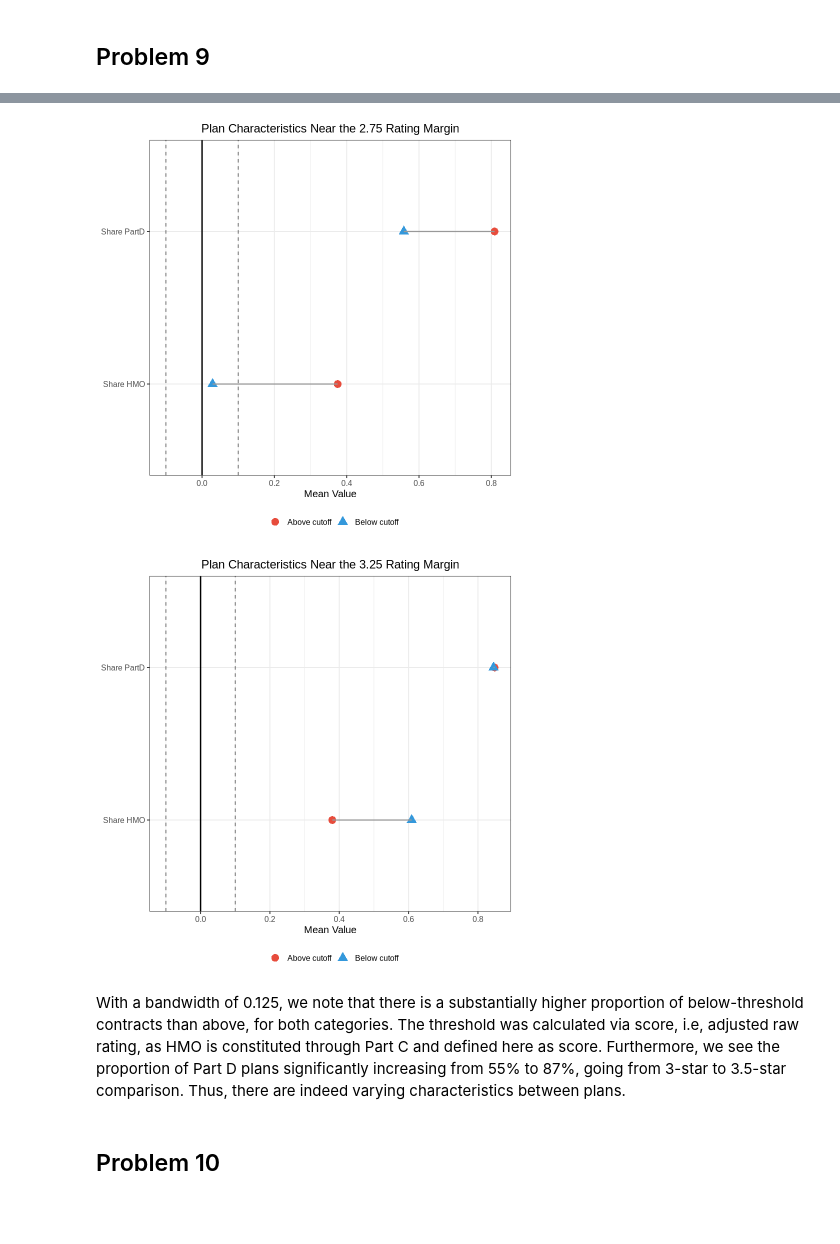
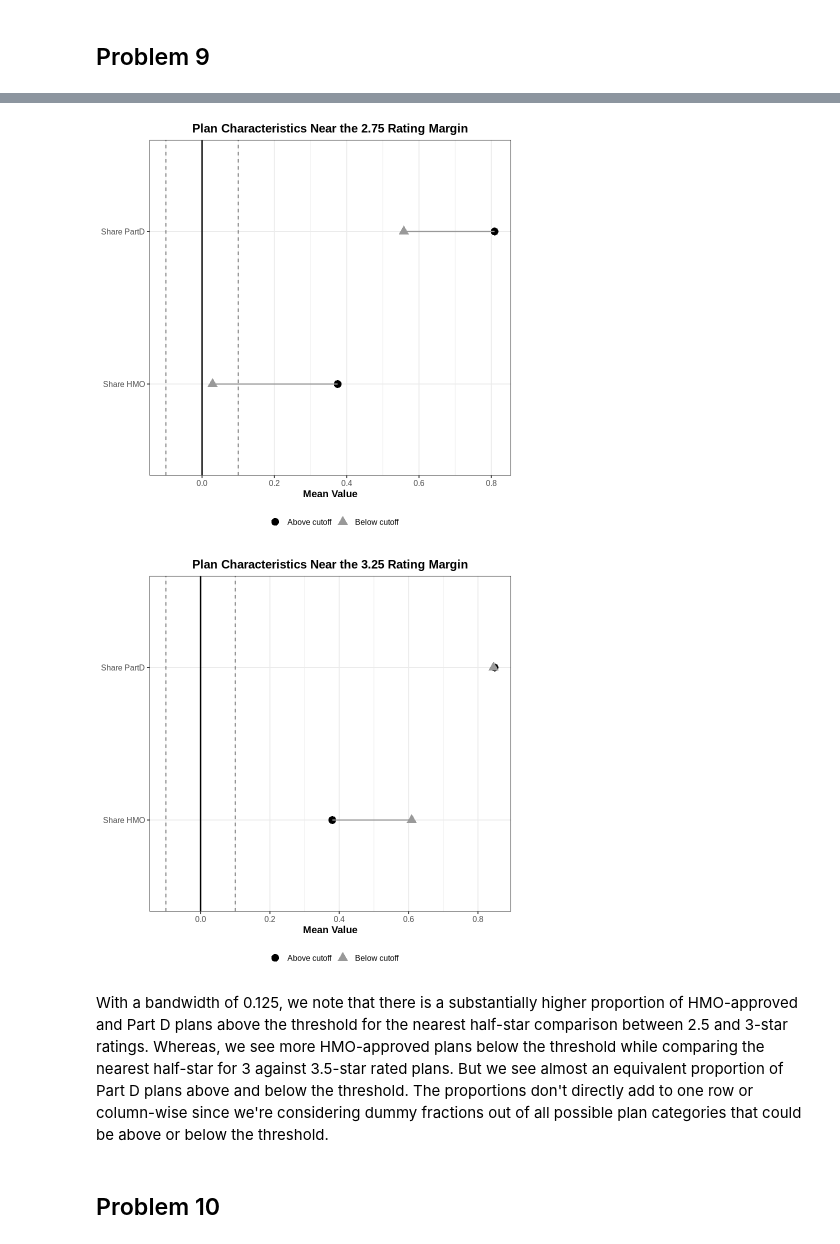
Before and after one commit to sarkarsrijon/hwk3, a Jupyter notebook: submission3/problems.ipynb, the cells around one changed output, grey strips where cells are left out. Drawn from its saved outputs; the diff is of its cells as text; code cells hidden in the pictures; blank space fills up the shorter version.

```diff
--- a/submission3/problems.ipynb
+++ b/submission3/problems.ipynb
@@ -721,44 +785,45 @@ love_threshold_275 <- tibble(
   group = rep(c("Above cutoff", "Below cutoff"), 2),
   value = c(0.375, 0.0291, 0.809, 0.558)
 )
 
 love_threshold_325 <- tibble(
   variable = rep(c("Share HMO", "Share PartD"), each = 2),
   group = rep(c("Above cutoff", "Below cutoff"), 2),
   value = c(0.380, 0.609, 0.848, 0.845)
 )
 
 love_plot <- function(data, title) {
   ggplot(data, aes(x = value, y = variable, color = group, shape = group)) +
     geom_point(size = 4) +
-    geom_line(aes(group = variable), color = "gray60", linewidth = 0.7) +
+    geom_line(aes(group = variable), color = "grey60", linewidth = 0.7) +
     geom_vline(xintercept = 0, linewidth = 0.8) +
-    geom_vline(xintercept = c(-0.1, 0.1), linetype = "dashed", color = "gray40") +
-    scale_color_manual(values = c("Above cutoff" = "#E74C3C", "Below cutoff" = "#3498DB")) +
+    geom_vline(xintercept = c(-0.1, 0.1), linetype = "dashed", color = "grey40") +
+    scale_color_manual(values = c("Above cutoff" = "black", "Below cutoff" = "grey60")) +
+    scale_shape_manual(values = c("Above cutoff" = 16, "Below cutoff" = 17)) +
     labs(
       title = title,
-      x = "Mean Value",
-      y = NULL,
+      x     = "Mean Value",
+      y     = NULL,
       color = NULL,
       shape = NULL
     ) +
     theme_bw(base_size = 12) +
     theme(
       legend.position = "bottom",
-      plot.title = element_text(hjust = 0.5)
+      plot.title      = element_text(hjust = 0.5, face = "bold"),
+      axis.title      = element_text(face = "bold")
     )
 }
 
 p1 <- love_plot(love_data_275, "Plan Characteristics Near the 2.75 Rating Margin")
 p2 <- love_plot(love_data_325, "Plan Characteristics Near the 3.25 Rating Margin")
-
 p1
 p2
 # %% [output]
-[figure, old version]
+[figure, new version]
-[figure, old version]
+[figure, new version]
 # %% [markdown]
-With a bandwidth of 0.125, we note that there is a substantially higher proportion of below-threshold contracts than above, for both categories. The threshold was calculated via score, i.e, adjusted raw rating, as HMO is constituted through Part C and defined here as score. Furthermore, we see the proportion of Part D plans significantly increasing from 55% to 87%, going from 3-star to 3.5-star comparison. Thus, there are indeed varying characteristics between plans.
+With a bandwidth of 0.125, we note that there is a substantially higher proportion of HMO-approved and Part D plans above the threshold for the nearest half-star comparison between 2.5 and 3-star ratings. Whereas, we see more HMO-approved plans below the threshold while comparing the nearest half-star for 3 against 3.5-star rated plans. But we see almost an equivalent proportion of Part D plans above and below the threshold. The proportions don't directly add to one row or column-wise since we're considering dummy fractions out of all possible plan categories that could be above or below the threshold.
 # %% [markdown]
 ## Problem 10
 # %% [markdown]
```
Also changed, not shown: parts of 9 cells of this notebook.
